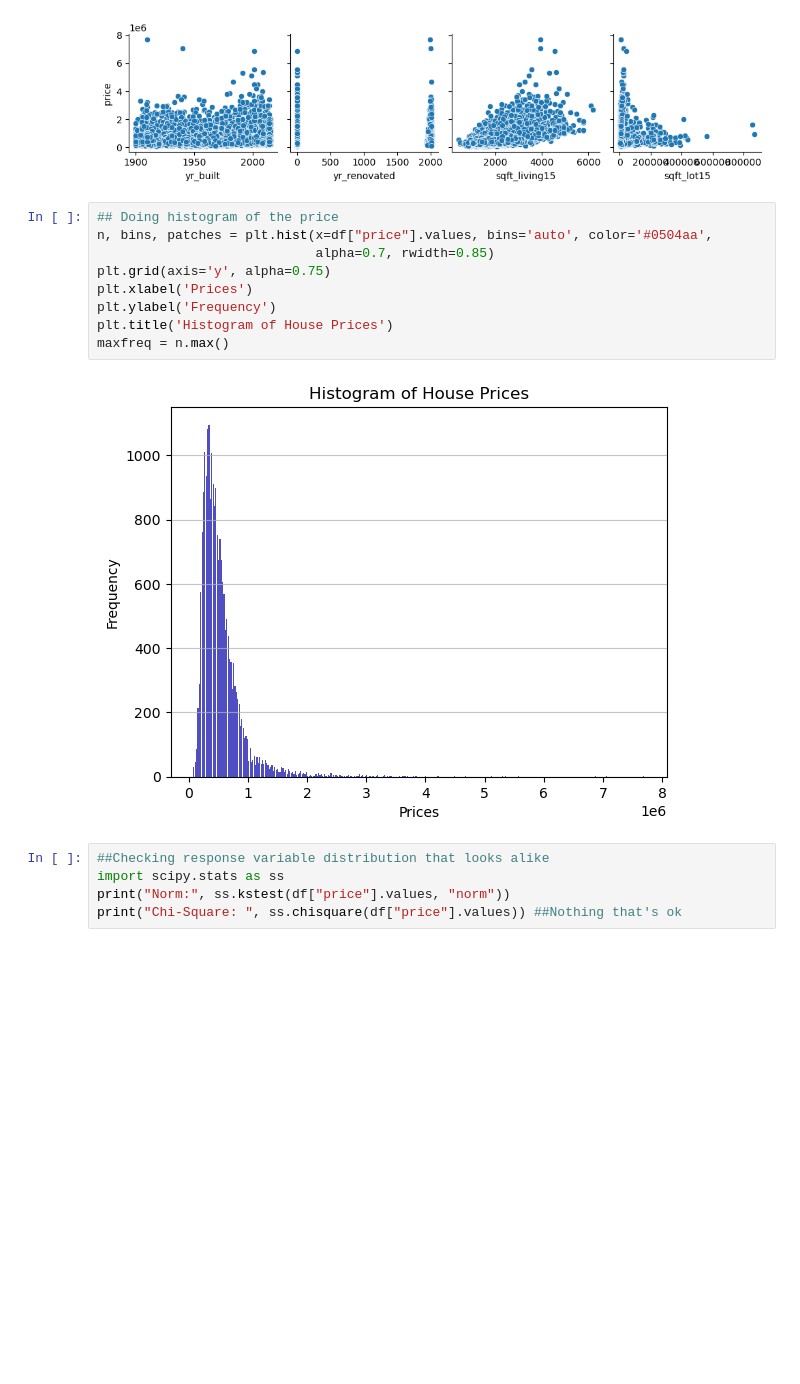
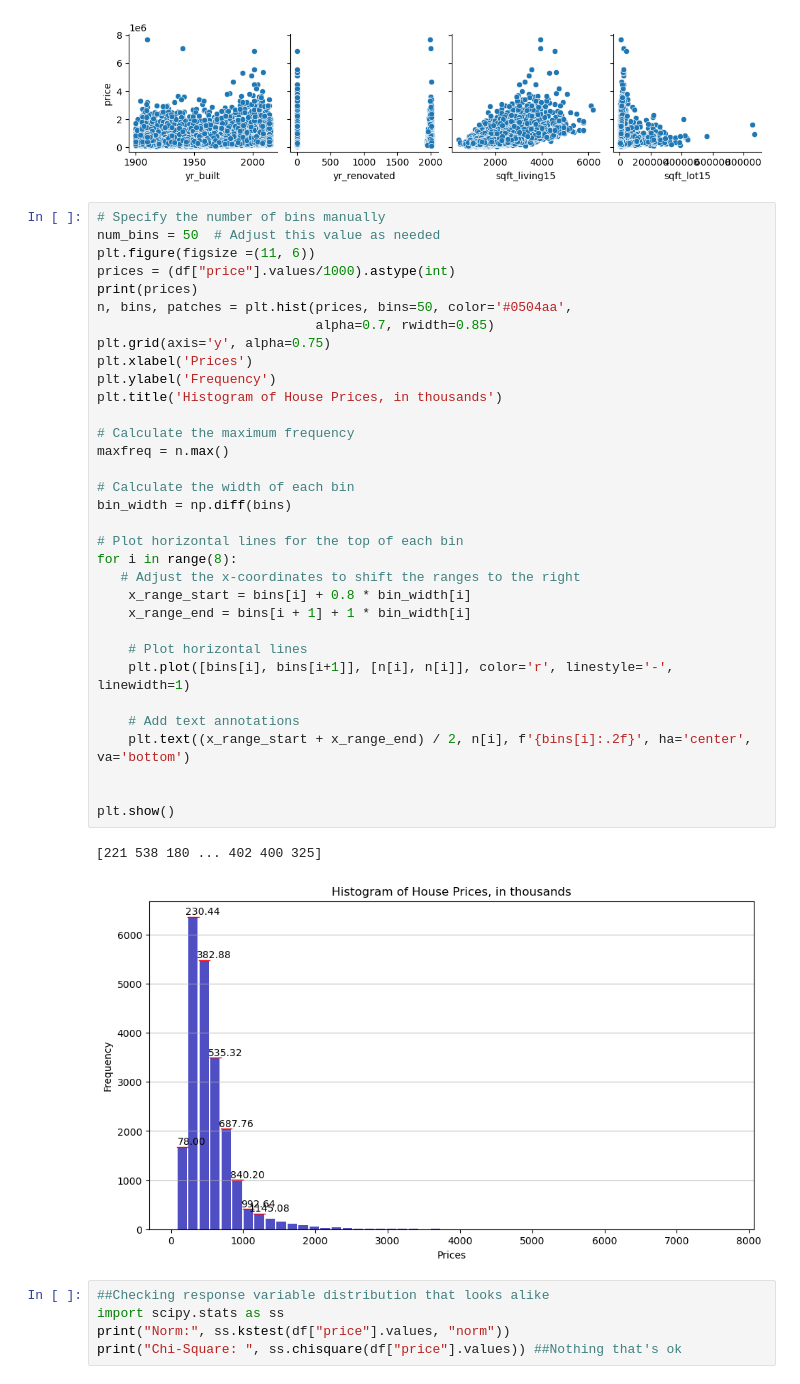
Before and after one commit to leorlik/king-county-houses, a Jupyter notebook: Notebooks/Data Analysis House Prices.ipynb, the cells around one changed output. Drawn from its saved outputs; the diff is of its cells as text; blank space fills up the shorter version.

```diff
--- a/Notebooks/Data Analysis House Prices.ipynb
+++ b/Notebooks/Data Analysis House Prices.ipynb
@@ -223,16 +223,41 @@ for cg in columns_group:
 [figure]
 [figure]
 # %%
-## Doing histogram of the price
-n, bins, patches = plt.hist(x=df["price"].values, bins='auto', color='#0504aa',
+# Specify the number of bins manually
+num_bins = 50  # Adjust this value as needed
+plt.figure(figsize =(11, 6))
+prices = (df["price"].values/1000).astype(int)
+print(prices)
+n, bins, patches = plt.hist(prices, bins=50, color='#0504aa',
                             alpha=0.7, rwidth=0.85)
 plt.grid(axis='y', alpha=0.75)
 plt.xlabel('Prices')
 plt.ylabel('Frequency')
-plt.title('Histogram of House Prices')
+plt.title('Histogram of House Prices, in thousands')
+
+# Calculate the maximum frequency
 maxfreq = n.max()
+
+# Calculate the width of each bin
+bin_width = np.diff(bins)
+
+# Plot horizontal lines for the top of each bin
+for i in range(8):
+   # Adjust the x-coordinates to shift the ranges to the right
+    x_range_start = bins[i] + 0.8 * bin_width[i]
+    x_range_end = bins[i + 1] + 1 * bin_width[i]
+
+    # Plot horizontal lines
+    plt.plot([bins[i], bins[i+1]], [n[i], n[i]], color='r', linestyle='-', linewidth=1)
+
+    # Add text annotations
+    plt.text((x_range_start + x_range_end) / 2, n[i], f'{bins[i]:.2f}', ha='center', va='bottom')
+
+
+plt.show()
 # %% [output]
+[221 538 180 ... 402 400 325]
-[figure, old version]
+[figure, new version]
 # %%
 ##Checking response variable distribution that looks alike
 import scipy.stats as ss
```
Also changed, not shown: parts of 35 cells of this notebook, 1 other file.
